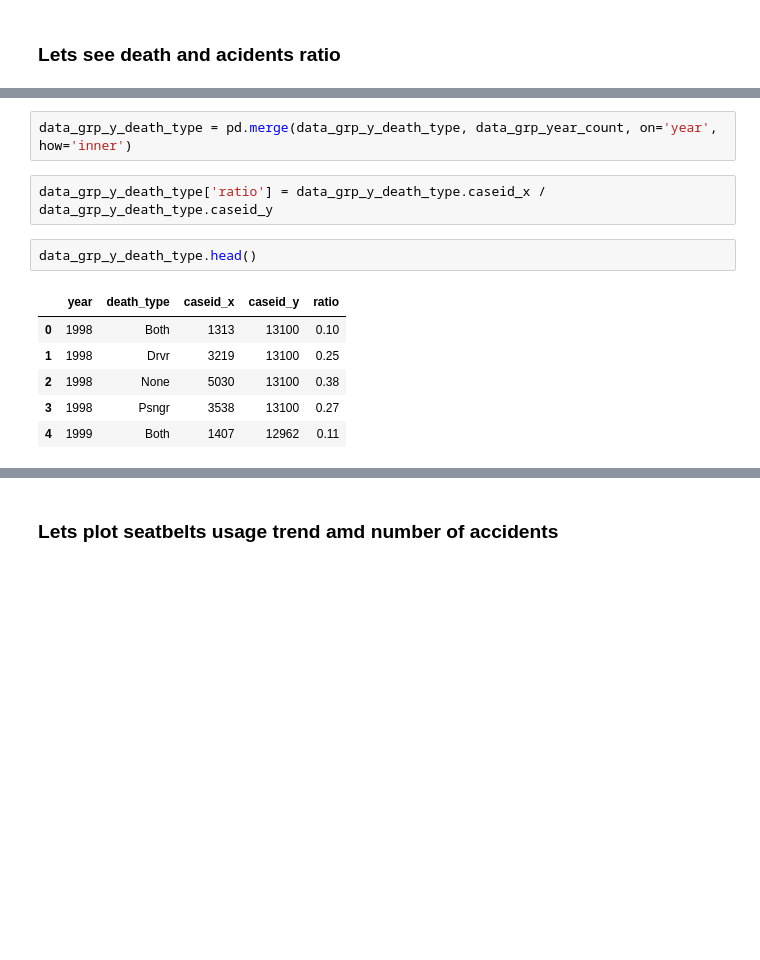
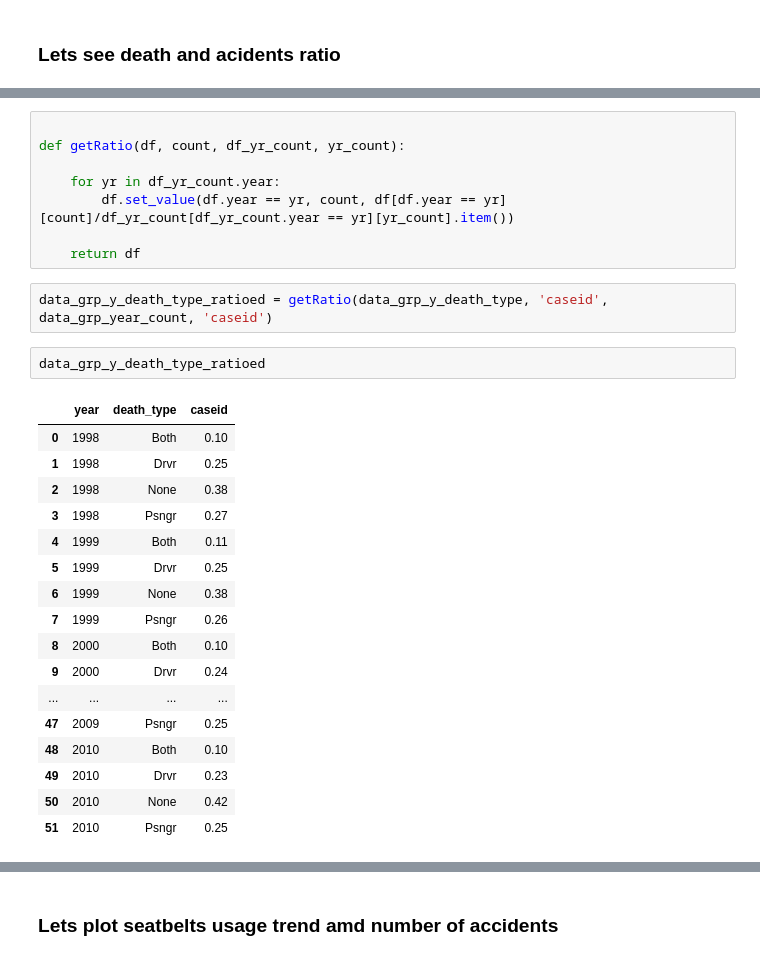
Before and after one commit to sohaibomr/data_analysis-FARS, a Jupyter notebook: sa_eda_fars.ipynb, the cells around one changed output, grey strips where cells are left out. Cells and saved outputs as stored; diff of their text form; blank space fills up the shorter version.

```diff
--- a/sa_eda_fars.ipynb
+++ b/sa_eda_fars.ipynb
@@ -283,16 +285,33 @@ array([1998, 1999, 2000, 2001, 2002, 2003, 2004, 2005, 2006, 2007, 2008,
-# %%
-data_grp_y_death_type = pd.merge(data_grp_y_death_type, data_grp_year_count, on='year', how='inner')
-# %%
-data_grp_y_death_type['ratio'] = data_grp_y_death_type.caseid_x / data_grp_y_death_type.caseid_y
-# %%
-data_grp_y_death_type.head()
-# %% [output]
-|  | year | death_type | caseid_x | caseid_y | ratio |
-| 0 | 1998 | Both | 1313 | 13100 | 0.10 |
-| 1 | 1998 | Drvr | 3219 | 13100 | 0.25 |
-| 2 | 1998 | None | 5030 | 13100 | 0.38 |
-| 3 | 1998 | Psngr | 3538 | 13100 | 0.27 |
-| 4 | 1999 | Both | 1407 | 12962 | 0.11 |
+# %%
+
+def getRatio(df, count, df_yr_count, yr_count):
+
+    for yr in df_yr_count.year:
+        df.set_value(df.year == yr, count, df[df.year == yr][count]/df_yr_count[df_yr_count.year == yr][yr_count].item())
+
+    return df
+# %%
+data_grp_y_death_type_ratioed = getRatio(data_grp_y_death_type, 'caseid', data_grp_year_count, 'caseid')
+# %%
+data_grp_y_death_type_ratioed
+# %% [output]
+|  | year | death_type | caseid |
+| 0 | 1998 | Both | 0.10 |
+| 1 | 1998 | Drvr | 0.25 |
+| 2 | 1998 | None | 0.38 |
+| 3 | 1998 | Psngr | 0.27 |
+| 4 | 1999 | Both | 0.11 |
+| 5 | 1999 | Drvr | 0.25 |
+| 6 | 1999 | None | 0.38 |
+| 7 | 1999 | Psngr | 0.26 |
+| 8 | 2000 | Both | 0.10 |
+| 9 | 2000 | Drvr | 0.24 |
+| ... | ... | ... | ... |
+| 47 | 2009 | Psngr | 0.25 |
+| 48 | 2010 | Both | 0.10 |
+| 49 | 2010 | Drvr | 0.23 |
+| 50 | 2010 | None | 0.42 |
+| 51 | 2010 | Psngr | 0.25 |
 # %%
 iplot_data = []
 
```
Also changed, not shown: parts of 6 cells of this notebook.
